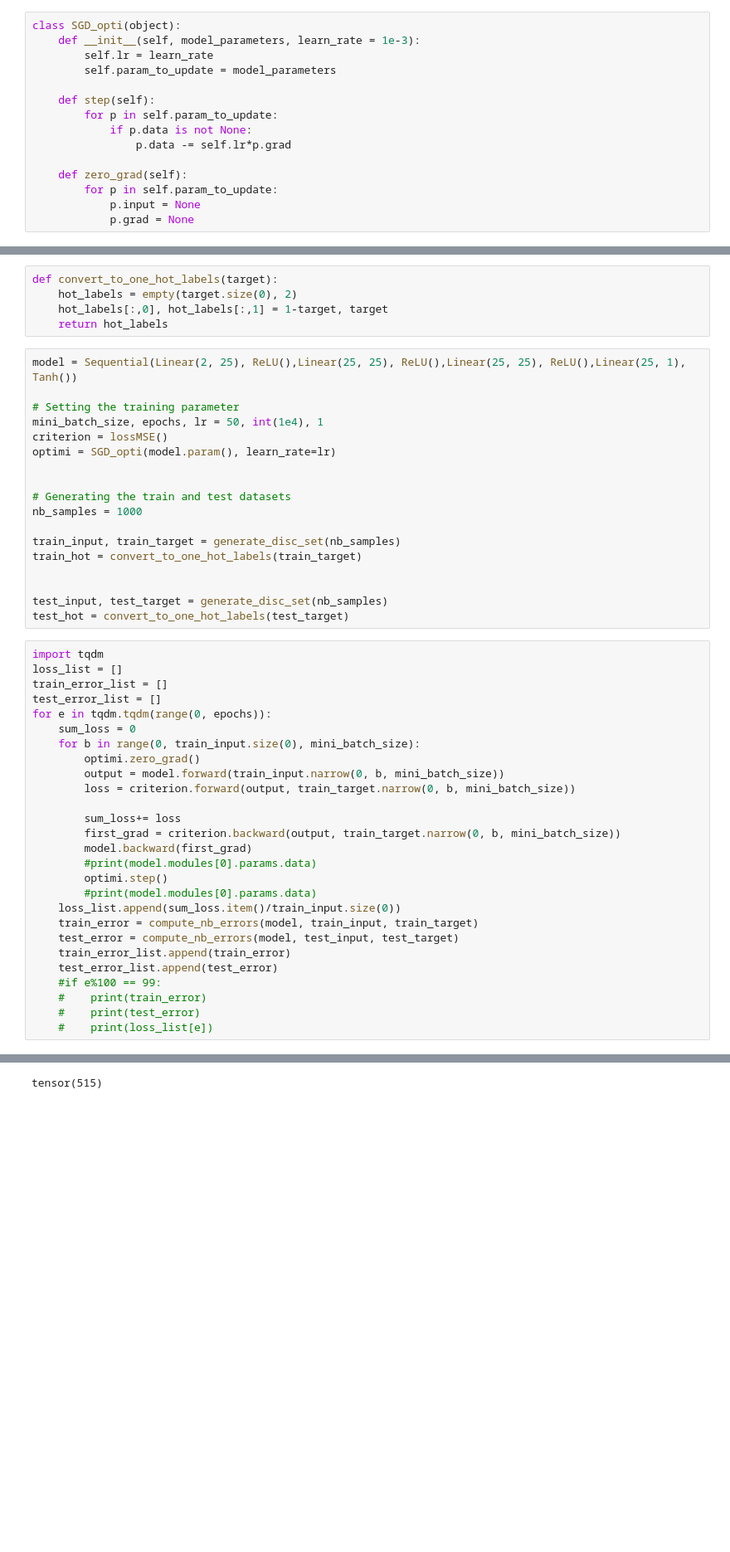
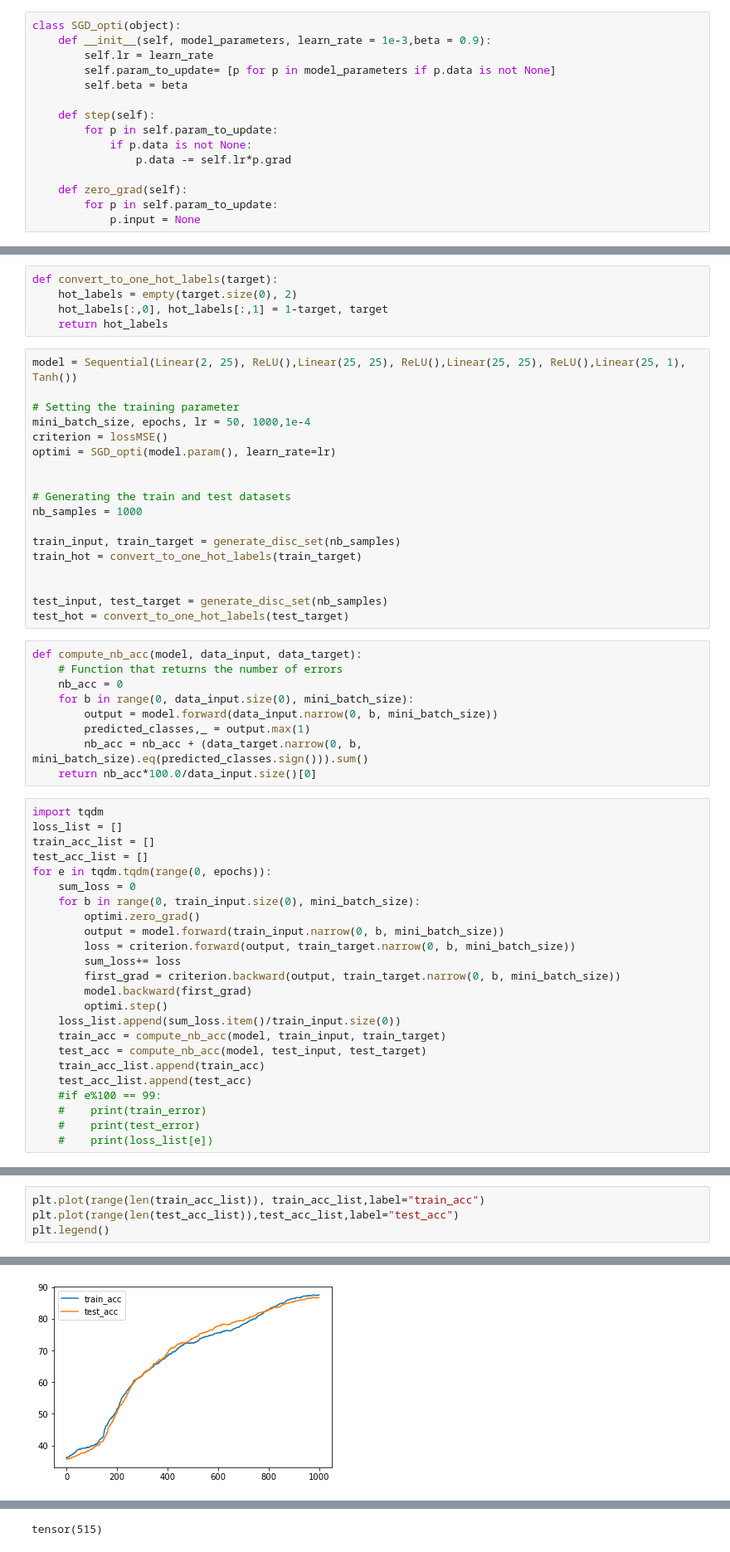
Before and after one commit to harshv834/deep_learning_proj, a Jupyter notebook: project_part_2-Copy1.ipynb, the cells around one changed output, grey strips where cells are left out. Shown: that part at 83% size. Drawn from its saved outputs; the diff is of its cells as text; blank space fills up the shorter version.

```diff
--- a/project_part_2-Copy1.ipynb
+++ b/project_part_2-Copy1.ipynb
@@ -121,9 +133,10 @@ class Sequential(Module):
             gradwrtoutput = mod.backward(gradwrtoutput)
 # %%
 class SGD_opti(object):
-    def __init__(self, model_parameters, learn_rate = 1e-3):
+    def __init__(self, model_parameters, learn_rate = 1e-3,beta = 0.9):
         self.lr = learn_rate
-        self.param_to_update = model_parameters
+        self.param_to_update= [p for p in model_parameters if p.data is not None]
+        self.beta = beta
 
     def step(self):
         for p in self.param_to_update:
@@ -133,7 +146,6 @@ class SGD_opti(object):
     def zero_grad(self):
         for p in self.param_to_update:
             p.input = None
-            p.grad = None
 # %%
 def generate_disc_set(nb):
     data = empty(nb,2).uniform_(0,1)
@@ -150,7 +162,7 @@ def convert_to_one_hot_labels(target):
 model = Sequential(Linear(2, 25), ReLU(),Linear(25, 25), ReLU(),Linear(25, 25), ReLU(),Linear(25, 1), Tanh())
 
 # Setting the training parameter
-mini_batch_size, epochs, lr = 50, int(1e4), 1
+mini_batch_size, epochs, lr = 50, 1000,1e-4
 criterion = lossMSE()
 optimi = SGD_opti(model.param(), learn_rate=lr)
 
@@ -164,29 +176,35 @@ train_hot = convert_to_one_hot_labels(train_target)
 
 test_input, test_target = generate_disc_set(nb_samples)
 test_hot = convert_to_one_hot_labels(test_target)
+# %%
+def compute_nb_acc(model, data_input, data_target):
+    # Function that returns the number of errors
+    nb_acc = 0
+    for b in range(0, data_input.size(0), mini_batch_size):
+        output = model.forward(data_input.narrow(0, b, mini_batch_size))
+        predicted_classes,_ = output.max(1)
+        nb_acc = nb_acc + (data_target.narrow(0, b, mini_batch_size).eq(predicted_classes.sign())).sum()
+    return nb_acc*100.0/data_input.size()[0]
 # %%
 import tqdm
 loss_list = []
-train_error_list = []
-test_error_list = []
+train_acc_list = []
+test_acc_list = []
 for e in tqdm.tqdm(range(0, epochs)):
     sum_loss = 0
     for b in range(0, train_input.size(0), mini_batch_size):
         optimi.zero_grad()
         output = model.forward(train_input.narrow(0, b, mini_batch_size))
         loss = criterion.forward(output, train_target.narrow(0, b, mini_batch_size))
-
         sum_loss+= loss
         first_grad = criterion.backward(output, train_target.narrow(0, b, mini_batch_size))
         model.backward(first_grad)
-        #print(model.modules[0].params.data)
         optimi.step()
-        #print(model.modules[0].params.data)
     loss_list.append(sum_loss.item()/train_input.size(0))
-    train_error = compute_nb_errors(model, train_input, train_target)
-    test_error = compute_nb_errors(model, test_input, test_target)
-    train_error_list.append(train_error)
-    test_error_list.append(test_error)
+    train_acc = compute_nb_acc(model, train_input, train_target)
+    test_acc = compute_nb_acc(model, test_input, test_target)
+    train_acc_list.append(train_acc)
+    test_acc_list.append(test_acc)
     #if e%100 == 99:
     #    print(train_error)
     #    print(test_error)
@@ -210,0 +219,5 @@ test_error = compute_nb_errors(model, test_input, test_target)
+# %%
+plt.plot(range(len(train_acc_list)), train_acc_list,label="train_acc")
+plt.plot(range(len(test_acc_list)),test_acc_list,label="test_acc")
+plt.legend()
+# %% [output]
@@ -210,0 +225 @@ test_error = compute_nb_errors(model, test_input, test_target)
+[figure, added]
```
Also changed, not shown: parts of 8 cells of this notebook.
